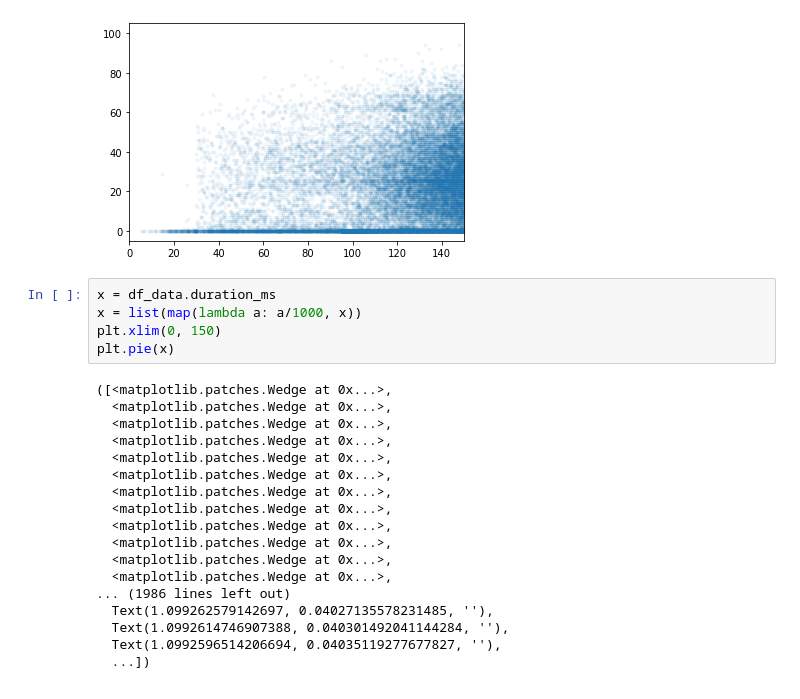
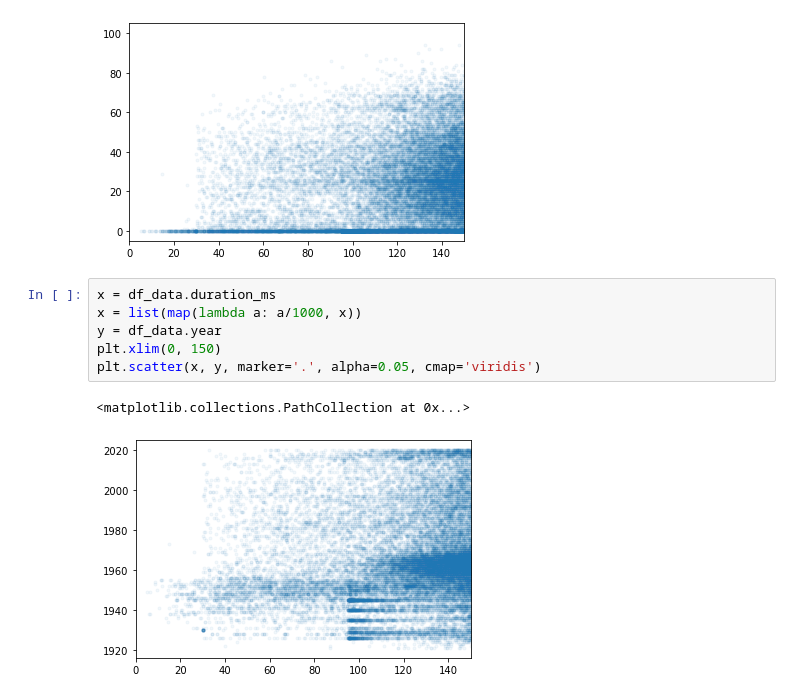
Before and after one commit to PiotrKolecki/PK_DK_Eksploracja_Danych_2020, a Jupyter notebook: kaggle_spotify_ed.ipynb, the cells around one changed output. Drawn from its saved outputs; the diff is of its cells as text.

```diff
--- a/kaggle_spotify_ed.ipynb
+++ b/kaggle_spotify_ed.ipynb
@@ -69,23 +70,9 @@ plt.scatter(x, y, marker='.', alpha=0.05, cmap='viridis')
 # %%
 x = df_data.duration_ms
 x = list(map(lambda a: a/1000, x))
+y = df_data.year
 plt.xlim(0, 150)
-plt.pie(x)
+plt.scatter(x, y, marker='.', alpha=0.05, cmap='viridis')
 # %% [output]
-([<matplotlib.patches.Wedge at 0x...>,
-  <matplotlib.patches.Wedge at 0x...>,
-  <matplotlib.patches.Wedge at 0x...>,
-  <matplotlib.patches.Wedge at 0x...>,
-  <matplotlib.patches.Wedge at 0x...>,
-  <matplotlib.patches.Wedge at 0x...>,
-  <matplotlib.patches.Wedge at 0x...>,
-  <matplotlib.patches.Wedge at 0x...>,
-  <matplotlib.patches.Wedge at 0x...>,
-  <matplotlib.patches.Wedge at 0x...>,
-  <matplotlib.patches.Wedge at 0x...>,
-  <matplotlib.patches.Wedge at 0x...>,
-... (1986 lines left out)
-  Text(1.099262579142697, 0.04027135578231485, ''),
-  Text(1.0992614746907388, 0.040301492041144284, ''),
-  Text(1.0992596514206694, 0.04035119277677827, ''),
-  ...])
+<matplotlib.collections.PathCollection at 0x...>
+[figure, added]
```
Also changed, not shown: parts of 21 cells of this notebook, 1 other file.
